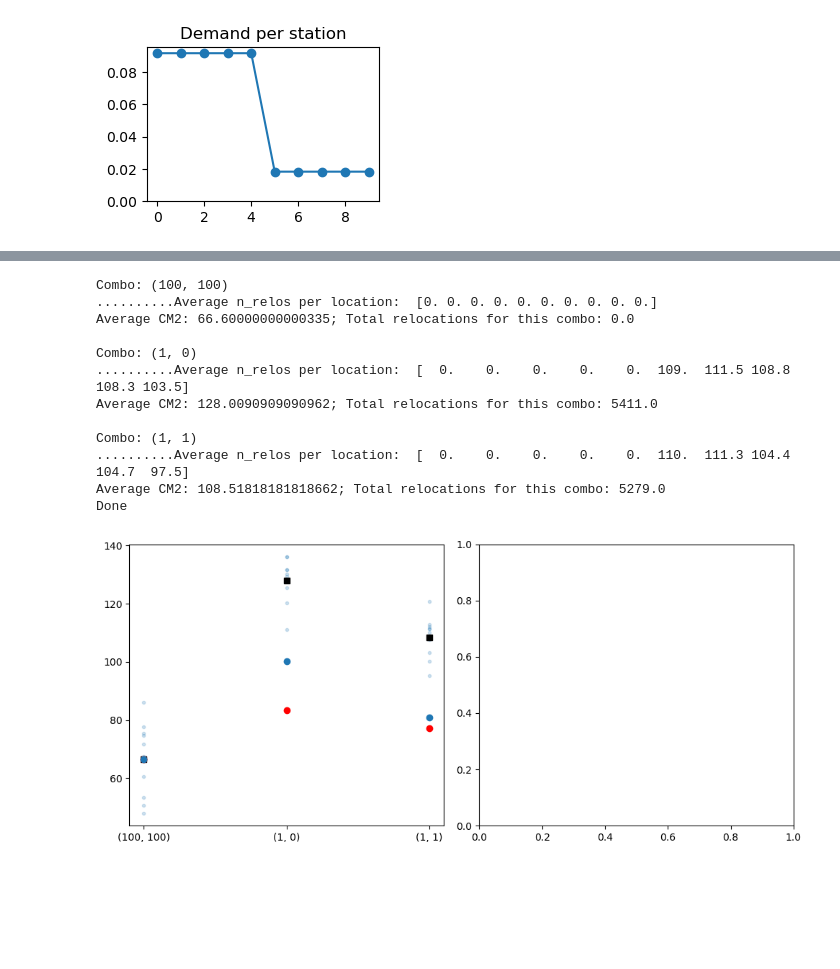
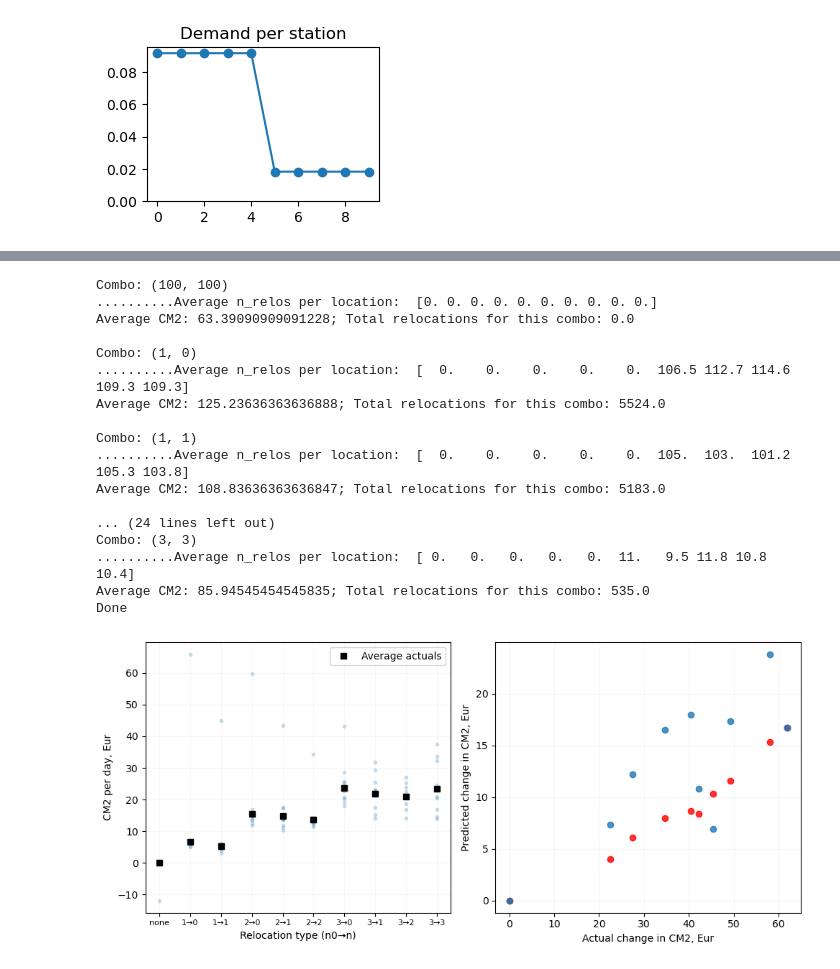
Before and after one commit to khakhalin/carsharing101, a Jupyter notebook: scripts/02relos_10formula_check.ipynb, the cells around one changed output, grey strips where cells are left out. Cells and saved outputs as stored; diff of their text form; code cells hidden in the pictures; blank space fills up the shorter version.

Commit message:
verifying relo formula

```diff
--- a/scripts/02relos_10formula_check.ipynb
+++ b/scripts/02relos_10formula_check.ipynb
@@ -166,14 +166,14 @@ def run_model(cfg, n0=1, n=0, seed=None):
 
                 # Translate idle time effects to cm2 money
                 # Option 1: fixed coefficient assuming optimal fleet
-                # coeff = cfg.cm2_factor * tick_length_days  # idle time to CM2 transformation
+                # idle_time_cost = cfg.cm2_factor * tick_length_days
                 # Option 2: average revenue so far, per car, per tick
-                coeff = (
+                idle_time_cost = (
                     cm1[i_experiment, :].sum()/(i_step - cfg.n_steps_preparation+1)/cfg.n_cars
                 )
 
-                total_effect1[i_experiment] += effect1*coeff
-                total_effect2[i_experiment] += effect2*coeff
+                total_effect1[i_experiment] += effect1*idle_time_cost
+                total_effect2[i_experiment] += effect2*idle_time_cost
 
     return SimpleNamespace(
             cm1=cm1,
@@ -201,11 +201,12 @@ Rentals per relocation: 7.569230769230769
 
 n_experiments = 10  # Experiments per (n0, n) combo
 n_steps_per_experiment = 10000
+n_steps_preparation = 50000  # Need longer time, or first experiments are super-weird
 n_cars = 10
 
 # Combinations of (n0, n) - the number of cars in from and to zones - to guide relocations
 # The first combination is intentionally impossible, to trigger no relocations (baseline CM2)
-combos = [(100,100), (1,0), (1,1)]
+combos = [(100,100), (1,0), (1,1), (2,0), (2, 1), (2,2), (3,0), (3,1), (3,2), (3,3)]
 n_combos = len(combos)
 
 memory_n_relos = np.zeros(shape=(n_experiments, n_combos))
@@ -218,7 +219,8 @@ for i, combo in enumerate(combos):
     print(f"\nCombo: {combo}")
     cfg = get_config(
         "steps", n_experiments=n_experiments, n_cars=n_cars,
-        n_steps_per_experiment=n_steps_per_experiment
+        n_steps_per_experiment=n_steps_per_experiment,
+        n_steps_preparation=n_steps_preparation
         )
     out = run_model(cfg, n0=combo[0], n=combo[1])
     print("Average n_relos per location: ", out.n_relos.mean(axis=0))  # For debugging only
@@ -238,49 +240,63 @@ print("Done")
 # %% [output]
 Combo: (100, 100)
 ..........Average n_relos per location:  [0. 0. 0. 0. 0. 0. 0. 0. 0. 0.]
-Average CM2: 66.60000000000335; Total relocations for this combo: 0.0
+Average CM2: 63.39090909091228; Total relocations for this combo: 0.0
 
 Combo: (1, 0)
-..........Average n_relos per location:  [  0.    0.    0.    0.    0.  109.  111.5 108.8 108.3 103.5]
-Average CM2: 128.0090909090962; Total relocations for this combo: 5411.0
+..........Average n_relos per location:  [  0.    0.    0.    0.    0.  106.5 112.7 114.6 109.3 109.3]
+Average CM2: 125.23636363636888; Total relocations for this combo: 5524.0
 
 Combo: (1, 1)
-..........Average n_relos per location:  [  0.    0.    0.    0.    0.  110.  111.3 104.4 104.7  97.5]
-Average CM2: 108.51818181818662; Total relocations for this combo: 5279.0
+..........Average n_relos per location:  [  0.    0.    0.    0.    0.  105.  103.  101.2 105.3 103.8]
+Average CM2: 108.83636363636847; Total relocations for this combo: 5183.0
+
+... (24 lines left out)
+Combo: (3, 3)
+..........Average n_relos per location:  [ 0.   0.   0.   0.   0.  11.   9.5 11.8 10.8 10.4]
+Average CM2: 85.94545454545835; Total relocations for this combo: 535.0
 Done
 # %%
 # Visualizer
 
 plt.figure(figsize=(10, 4.5))
 
+relos_per_day = memory_n_relos / cfg.n_steps_per_experiment * cfg.time_factor
+relos_per_day[0] = 1  # To avoid division by zero
+
 plt.subplot(121)
 # plt.title(f"Figure 2.7.1{letter}. The effect of imperfect relocations ({distribution} demand)", loc='left', pad=15)
+x = [f"{a}→{b}" for a,b in combos]
+x[0] = "none" # Replace "100→100" in particular with "none"
+baseline = cm2_memory.mean(axis=0)[0]
 
-plt.plot([str(c) for c in combos] * cfg.n_experiments, cm2_memory.flatten(), '.', color="tab:blue",
-        alpha=0.2, label="Individual runs")
-plt.plot([str(c) for c in combos], cm2_memory.mean(axis=0), 'ks', label="Average")
-base = cm2_memory.mean(axis=0)[0]
-plt.plot([str(c) for c in combos], base + effect1_memory.mean(axis=0), 'ro', label="Effect 1")
-plt.plot([str(c) for c in combos], base + effect2_memory.mean(axis=0), 'o',
-         color="tab:blue", label="Effect 2")
-# plt.xlabel("Scenario")
-# plt.xticks([0, 1, 2, 3], [translator[scenario] for scenario in scenarios])
-# plt.ylabel("CM2 per day, Eur");
-# plt.grid(alpha=0.1)
-# plt.legend(loc="upper right")
+plt.plot(x * cfg.n_experiments, (cm2_memory.flatten()-baseline)/relos_per_day.flatten(), '.', color="tab:blue", alpha=0.2)
+rpd = relos_per_day.mean(axis=0)
+plt.plot(x, (cm2_memory.mean(axis=0)-baseline)/rpd, 'ks', label="Average actuals")
+
+# plt.plot(x, baseline + effect1_memory.mean(axis=0), 'ro', label="Predicted one car effect")
+# plt.plot(x, baseline + effect2_memory.mean(axis=0), 'o',
+#          color="tab:blue", label="Predicted parked cars effect")
+# Make x tick labels font smaller
+plt.xticks(fontsize=8)
+plt.xlabel("Relocation type (n0→n)")
+plt.ylabel("CM2 per day, Eur");
+plt.grid(alpha=0.1)
+plt.legend()
 
 plt.subplot(122)
-# plt.plot([0,1,2,3]*cfg.n_experiments, memory_n_relos.flatten()/memory_n_rentals.flatten()*1000,
-#         '.', color="tab:blue", alpha=0.2, label="Individual runs")
-# plt.plot([0, 1, 2, 3], memory_n_relos.mean(axis=0)/memory_n_rentals.mean(axis=0)*1000,
-#         'ks-', label="Average", linewidth=0.1)
-# plt.xlabel("Scenario")
-# plt.xticks([0, 1, 2, 3], [translator[scenario] for scenario in scenarios])
-# plt.ylabel("Relocations per 1000 rentals");
-# plt.grid(alpha=0.1)
+x = (cm2_memory.mean(axis=0) - baseline)
+plt.plot(x, effect1_memory.mean(axis=0), 'ro', label="One car effect", alpha=0.8)
+plt.plot(x, effect2_memory.mean(axis=0), 'o', color="tab:blue", label="All parked cars effect", alpha=0.8)
+# Get x limits and apply them to y limits
+# plt.gca().set_ylim(plt.gca().get_xlim())
+plt.xlabel("Actual change in CM2, Eur")
+plt.ylabel("Predicted change in CM2, Eur")
+plt.grid(alpha=0.1)
+# plt.legend()
+
 
 plt.tight_layout()
 
 # plt.savefig(f"../figures/02relos_10.svg", dpi=300)
 # %% [output]
-[figure, old version]
+[figure, new version]
```
Also changed, not shown: parts of 1 cell of this notebook, 1 other file.
